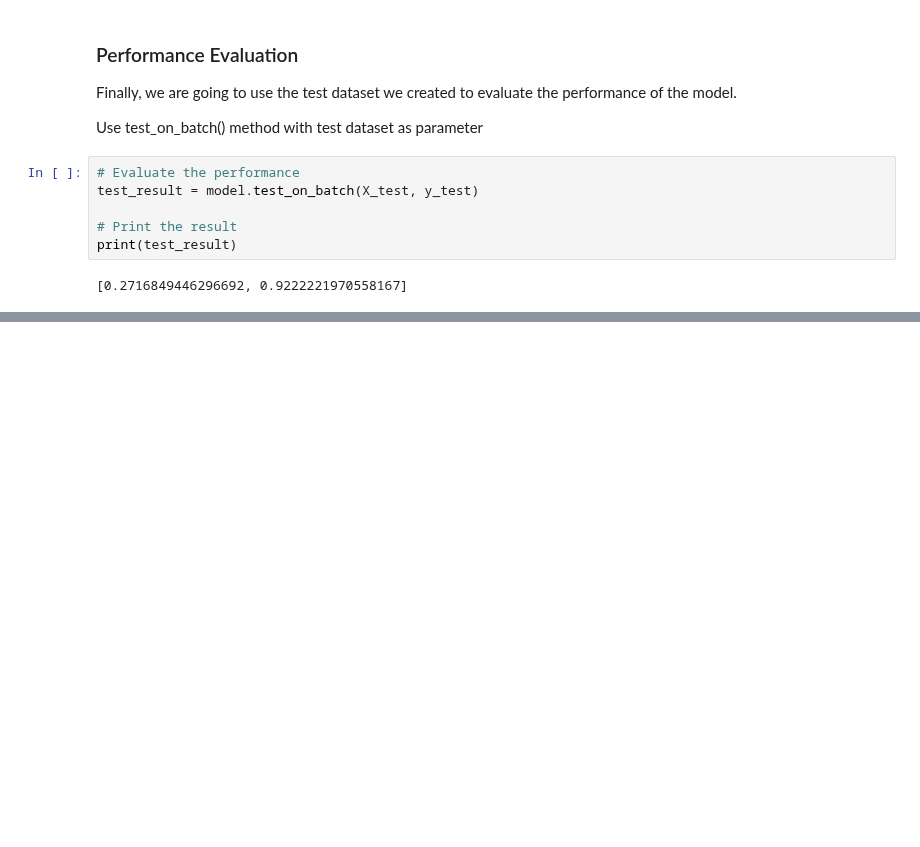
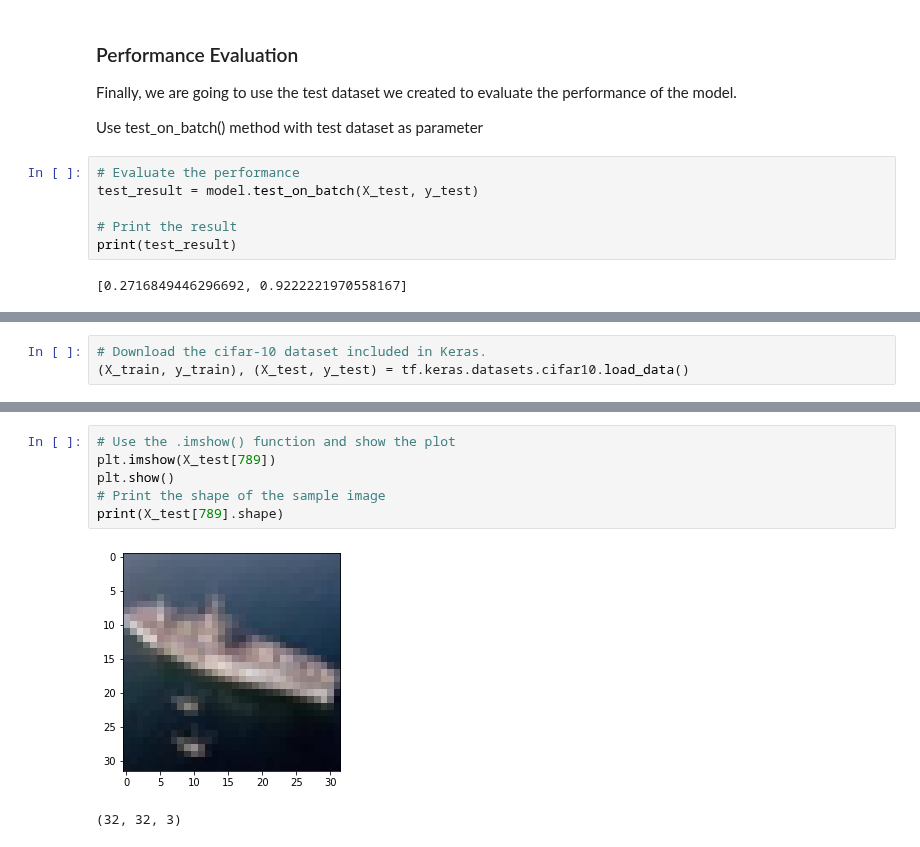
Before and after one commit to ceofast/Deep_Learning, a Jupyter notebook: Introduction_deep_learning.ipynb, the cells around one changed output, grey strips where cells are left out. Drawn from its saved outputs; the diff is of its cells as text; blank space fills up the shorter version.

```diff
--- a/Introduction_deep_learning.ipynb
+++ b/Introduction_deep_learning.ipynb
@@ -528,0 +630,3 @@ print(test_result)
+# %%
+# Download the cifar-10 dataset included in Keras.
+(X_train, y_train), (X_test, y_test) = tf.keras.datasets.cifar10.load_data()
@@ -528,0 +673,9 @@ print(test_result)
+# %%
+# Use the .imshow() function and show the plot
+plt.imshow(X_test[789])
+plt.show()
+# Print the shape of the sample image
+print(X_test[789].shape)
+# %% [output]
+[figure, added]
+(32, 32, 3)
```
Also changed, not shown: parts of 45 cells of this notebook.
